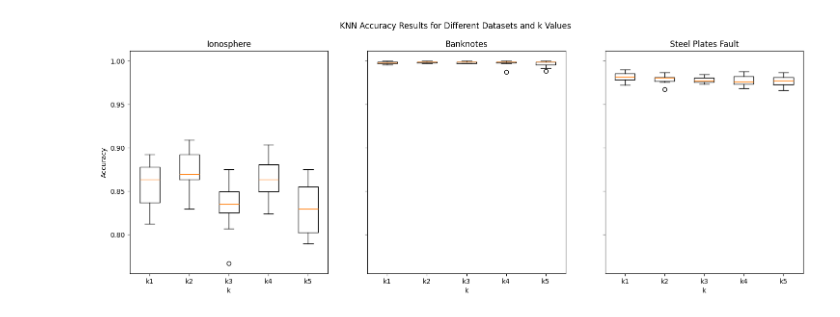
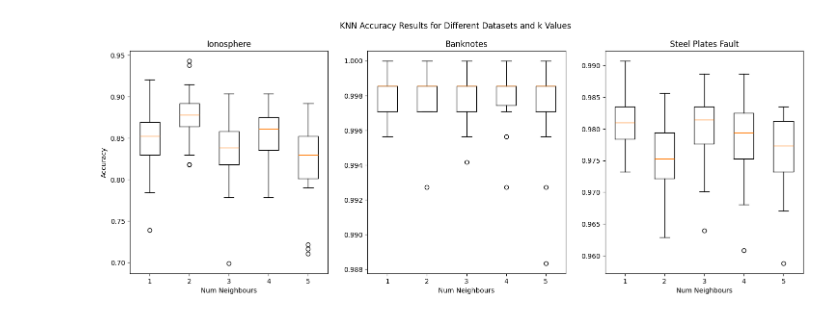
Before and after one commit to adster283/ML-Frameworks, a Jupyter notebook: src/classification.ipynb, the cells around one changed output. Cells and saved outputs as stored; diff of their text form; code cells hidden in the pictures.

```diff
--- a/src/classification.ipynb
+++ b/src/classification.ipynb
@@ -20,3 +41,7 @@ spf_data, spf_meta = arff.loadarff('../data/steel-plates-fault.arff')
 ion_df = pd.DataFrame(ion_data)
 bn_df = pd.DataFrame(bn_data)
 spf_df = pd.DataFrame(spf_data)
+
+ion_data_ready = manipulate_data(ion_df)
+bn_data_ready = manipulate_data(bn_df)
+spf_data_ready = manipulate_data(spf_df)
@@ -23,49 +78,45 @@ spf_df = pd.DataFrame(spf_data)
+# %%
+# split and scale the train and test sets
+
+def split_data(data, i):
+
+    # Split the data
+    X_train, X_test, y_train, y_test = train_test_split(data['x'], data['y'], test_size=0.5, random_state=42 + i)
+
+    # Scale the data
+    scaler = StandardScaler()
+    X_train = scaler.fit_transform(X_train)
+    X_test = scaler.transform(X_test)
+
+    return {'X_train': X_train, 'X_test': X_test, 'y_train': y_train, 'y_test': y_test}
 # %%
 # implement KNN algo on the data sets
 
-
 def knn(dataset, num_neighbours):
-
-    # Grab the class column
-    try:
-        X = dataset.drop('class', axis=1)
-        y = dataset['class']
-    except:
-        X = dataset.drop('Class', axis=1)
-        y = dataset['Class']
-
-    #print(y)
-    # Convert labels to binary format if needed
-
-    y = y.apply(lambda x: x.decode('utf-8'))
-    #y = y.apply(lambda x: 1 if x == 'g' or x == '1' else 0)
 
     predictions_list = []
 
-    for _ in range(10):
+    for i in range(50):
 
-        # Split into training and test set
-        X_train, X_test, y_train, y_test = train_test_split(X, y, test_size=0.5)
-
-        # Standardize the features (mean=0, std=1)
-        scaler = StandardScaler()
-        X_train = scaler.fit_transform(X_train)
-        X_test = scaler.transform(X_test)
+        # Prepare the data for training
+        prepared_data = split_data(dataset, i)
 
         # Initialize the k-NN classifier
         knn = KNeighborsClassifier(n_neighbors=num_neighbours)
 
         # Train the model
-        knn.fit(X_train, y_train)
+        knn.fit(prepared_data['X_train'], prepared_data['y_train'])
 
         # Make predictions on the test set
-        y_pred = knn.predict(X_test)
+        y_pred = knn.predict(prepared_data['X_test'])
 
         # Evaluate the model
-        accuracy = accuracy_score(y_test, y_pred)
+        accuracy = accuracy_score(prepared_data['y_test'], y_pred)
         #print(f"Accuracy: {accuracy:.2f}")
         predictions_list.append(accuracy)
 
+    predictions_list.sort()
+    print('mean:', 1-statistics.mean(predictions_list), num_neighbours)
     return predictions_list
 
 # Create lists to hold the results for later
@@ -73,35 +124,18 @@ ion_results = []
 bn_results = []
 spf_results = []
 
+labels = [1, 2, 3, 4, 5]
+
 # Populate the lists with results
 for i in range (5):
-    ion_results.append(knn(ion_df, num_neighbours=i+1))
-    bn_results.append(knn(bn_df, num_neighbours=i+1))
-    spf_results.append(knn(spf_df, num_neighbours=i+1))
+    ion_results.append(knn(ion_data_ready, num_neighbours=i+1))
+    bn_results.append(knn(bn_data_ready, num_neighbours=i+1))
+    spf_results.append(knn(spf_data_ready, num_neighbours=i+1))
 
-# Plot the results in three separate box plots
-fig, axes = plt.subplots(nrows=1, ncols=3, figsize=(18, 6), sharey=True)
 
-# Box plot for ionosphere dataset
-axes[0].boxplot(ion_results)
-axes[0].set_title('Ionosphere')
-axes[0].set_xlabel('k')
-axes[0].set_ylabel('Accuracy')
-axes[0].set_xticklabels(['k1', 'k2', 'k3', 'k4', 'k5'])
+dict_results = {"ion": ion_results,
+                "bn" : bn_results,
+                "spf": spf_results}
 
-# Box plot for banknotes dataset
-axes[1].boxplot(bn_results)
-axes[1].set_title('Banknotes')
-axes[1].set_xlabel('k')
-axes[1].set_xticklabels(['k1', 'k2', 'k3', 'k4', 'k5'])
-
-# Box plot for steel plates fault dataset
-axes[2].boxplot(spf_results)
-axes[2].set_title('Steel Plates Fault')
-axes[2].set_xlabel('k')
-axes[2].set_xticklabels(['k1', 'k2', 'k3', 'k4', 'k5'])
-
-# Show the plot
-plt.suptitle('KNN Accuracy Results for Different Datasets and k Values')
-plt.show()
+draw_graphs(dict_results, labels, "Num Neighbours", "KNN Accuracy Results for Different Datasets and k Values")
 # %% [output]
@@ -108 +157 @@ plt.show()
-[figure, old version]
+[figure, new version]
```
Also changed, not shown: parts of 12 cells of this notebook, 2 other files.
